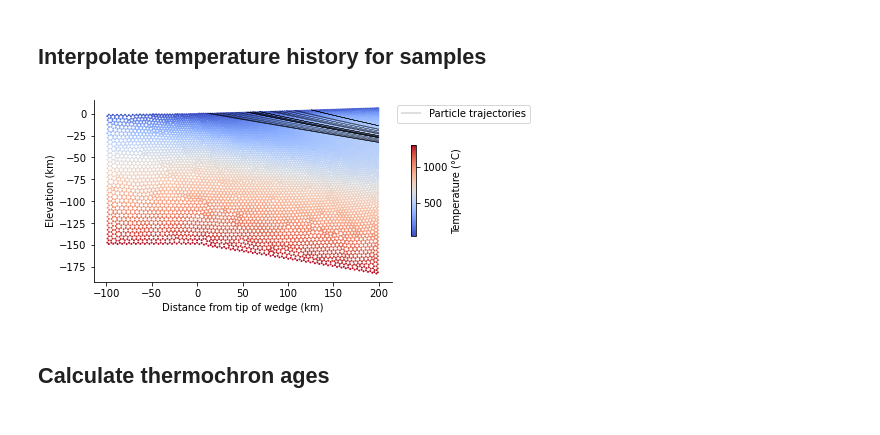
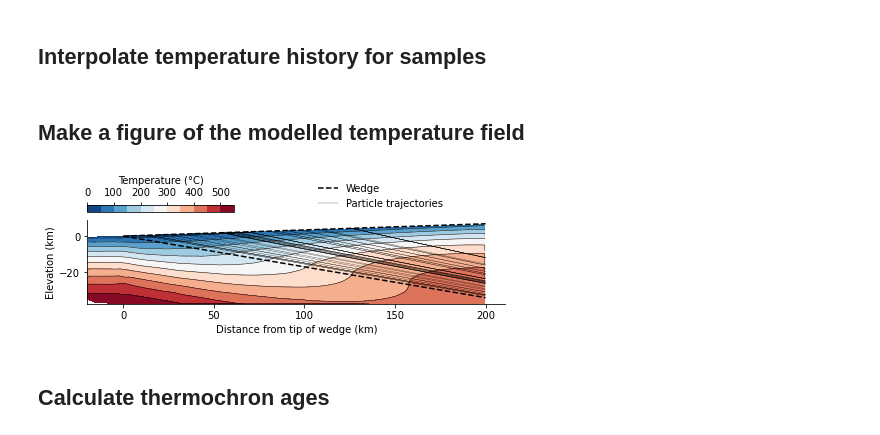
Before and after one commit to ElcoLuijendijk/wedgex, a Jupyter notebook: wedgex.ipynb, the cells around one changed output. Cells and saved outputs as stored; diff of their text form; code cells hidden in the pictures.

Commit message:
added new heat flow model to model calibration routine. added figure of modelled temperature field

```diff
--- a/wedgex.ipynb
+++ b/wedgex.ipynb
@@ -178,6 +207,9 @@ limit_params = True
 # see https://docs.scipy.org/doc/scipy/reference/generated/scipy.optimize.fmin.html for more info
 xtol = 1e-8
 ftol = 1e-8
+
+# max number of iterations
+maxiter = 3
 # %% [markdown]
 ## Options for figures
 # %%
@@ -318,6 +350,9 @@ df['resetting_depth'] = (df['resetting_temp'] - df['surface_T']) / geothermal_gr
 # %% [markdown]
 ## Parameter calibration
 # %%
+import imp
+imp.reload(wedgex_model_functions)
+
 measured_ages = df['age'].values
 #data_distance = df['age'].values
 measured_ages_sigma = df['age_error_1s'].values
@@ -328,14 +363,15 @@ if calibrate_parameters is True:
     args = (params_to_change, limit_params, t, x0_samples, alpha, beta, L, vc, vd, vxa, vya,
             surface_temperature_sea_lvl, lapse_rate, geothermal_gradient,
             measured_ages, measured_ages_sigma, resetting_temperatures_samples, default_exhumation_rate,
-            calibration_metric)
+            calibration_metric, Ly, Lxmin, cellsize_wedge, cellsize_footwall,
+            lab_temp, K, rho, c, H0, e_folding_depth, v_downgoing, thermochron_model)
 
     print('using %s metric to calibrate model ' % calibration_metric)
 
     print('starting optimization, this may take a while....')
     opt_results = scipy.optimize.fmin(wedgex_model_functions.compare_modelled_and_measured_ages,
                                       params, args=args,
-                                      maxiter=1e5, xtol=xtol, ftol=ftol, full_output=True)
+                                      maxiter=maxiter, xtol=xtol, ftol=ftol, full_output=True)
 
     print('done optimizing')
     params = opt_results[0]
@@ -385,7 +428,10 @@ if calibrate_parameters is True:
         alpha, beta, L, vc, vd, vxa, vya,
         surface_temperature_sea_lvl, lapse_rate, geothermal_gradient,
         measured_ages, measured_ages_sigma, resetting_temperatures_samples,
-        default_exhumation_rate, metric_to_return='all',
+        default_exhumation_rate,
+        'all',
+        Ly, Lxmin, cellsize_wedge, cellsize_footwall,
+        lab_temp, K, rho, c, H0, e_folding_depth, v_downgoing, thermochron_model,
         return_all=True)
 
     (y0_samples_check, x_samples_check, y_samples_check,
@@ -518,30 +544,51 @@ else:
         if np.any(ind):
 
             T_history_samples[j] = surface_Ts + ds * geothermal_gradient
+# %% [markdown]
+## Make a figure of the modelled temperature field
 # %%
-fig, ax = pl.subplots(1, 1, figsize=(fig_width, fig_width /2.0))
+fig, ax = pl.subplots(1, 1, figsize=(fig_width, fig_width / 2.5))
 
-sc = ax.scatter(Tx[:] / 1000.0, Ty[:] / 1000.0, c=T[:], s=1, cmap='coolwarm')
+
+xlim = [-L/10/1e3, L / 1e3]
+ylim = [beta*L * 1.1 / 1000.0, alpha*L*1.1 / 1000.0]
+ind = (Tx/1e3 >= xlim[0]) & (Tx/1e3 <= xlim[1]) & (Ty/1e3 >= ylim[0]) & (Ty/1e3 <= ylim[1])
+
+ax.tricontour(Tx[ind] / 1e3, Ty[ind] / 1e3, T[ind], levels=10, linewidths=0.5, colors='k')#, vmin=vlims[1][0], vmax=vlims[1][1])
+sci2 = ax.tricontourf(Tx[ind] / 1e3, Ty[ind] / 1e3, T[ind], levels=10, cmap="RdBu_r")#, vmin=vlims[1][0], vmax=vlims[1][1])
+
+cb = fig.colorbar(sci, ax=ax, shrink=0.35, location='top', anchor=[0.0, 1.0])
+cb.set_label(f'Temperature ({degree_symbol}C)')
+
 for i, xsi, ysi in zip(itertools.count(), x_samples, y_samples):
     ll, = ax.plot(xsi / 1000.0, ysi / 1000.0, color='black', lw=0.25, alpha=1.0)
+    #scs.append(sci)
 
+lw, = ax.plot([0, L / 1e3], [0, alpha * L / 1e3], color='black', ls='--')
+ax.plot([0, L / 1e3], [0, beta * L / 1e3], color='black', ls='--')
+
+
+#axs[1].set_xlim(-L/5/1e3, L / 1e3)
+#axs[1].set_ylim(beta*L * 1.1 / 1000.0, alpha*L*1.1 / 1000.0)
 #ax.set_xlim(0, 200000)
 #ax.set_ylim(-30000, 7000)
 
-cb = fig.colorbar(sc, shrink=0.5)
-cb.set_label(f'Temperature ({degree_symbol}C)')
 
 ax.spines['top'].set_visible(False)
 ax.spines['right'].set_visible(False)
 
 ax.set_xlabel('Distance from tip of wedge (km)')
 ax.set_ylabel('Elevation (km)')
 
-ax.legend([ll], ['Particle trajectories'], bbox_to_anchor=(1.0,1.0), loc='upper left')
+ax.legend([lw, ll], ['Wedge', 'Particle trajectories'], bbox_to_anchor=(0.53, 1.03), loc='lower left', frameon=False)
 
-fig.savefig('fig/temperature_field_large.pdf')
+ax.set_aspect('equal')
+
+fig.tight_layout()
+
+fig.savefig('fig/modelled_temperature_field.pdf')
 # %% [output]
-[figure, old version]
+[figure, new version]
 # %% [markdown]
 ## Calculate thermochron ages
 # %%
```
Also changed, not shown: parts of 12 cells of this notebook, 8 other files.
